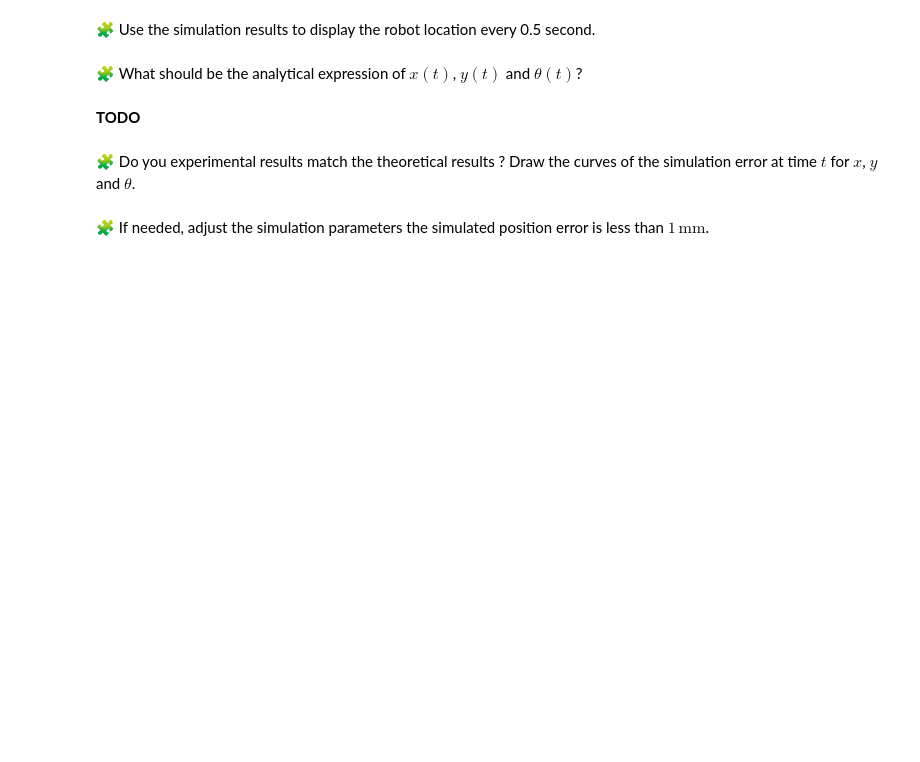
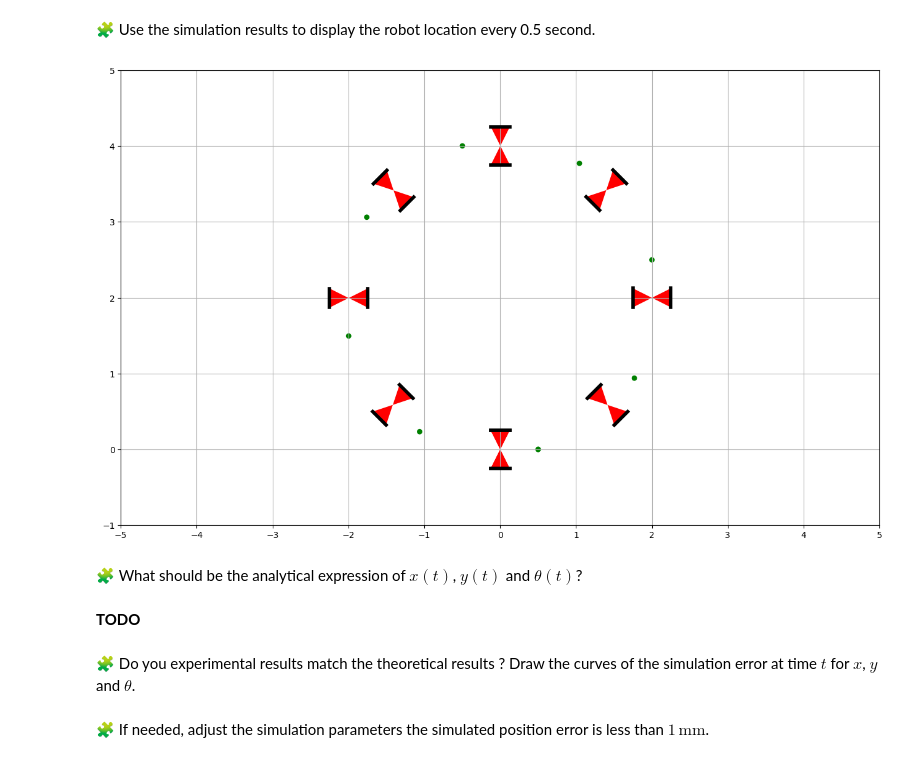
Before and after one commit to Nezar-ELMESSNAOUI/control-engineering-with-python-project-2023-2024, a Jupyter notebook: Project-part-1.ipynb, the cells around one changed output. Cells and saved outputs as stored; diff of their text form; code cells hidden in the pictures; blank space fills up the shorter version.

```diff
--- a/Project-part-1.ipynb
+++ b/Project-part-1.ipynb
@@ -205,3 +231,10 @@ pass
+# %%
+t = np.linspace(0.0, 4.0, 9)
+draw_arena(-5, 5, -1, 5)
+for x, y, theta in simul["sol"](t).T :
+    draw_scooter(x, y, theta)
+# %% [output]
+[figure, added]
 # %% [markdown]
 🧩 What should be the analytical expression of $x(t)$, $y(t)$ and $\theta(t)$?
 # %% [markdown]
```
Also changed, not shown: parts of 5 cells of this notebook.
